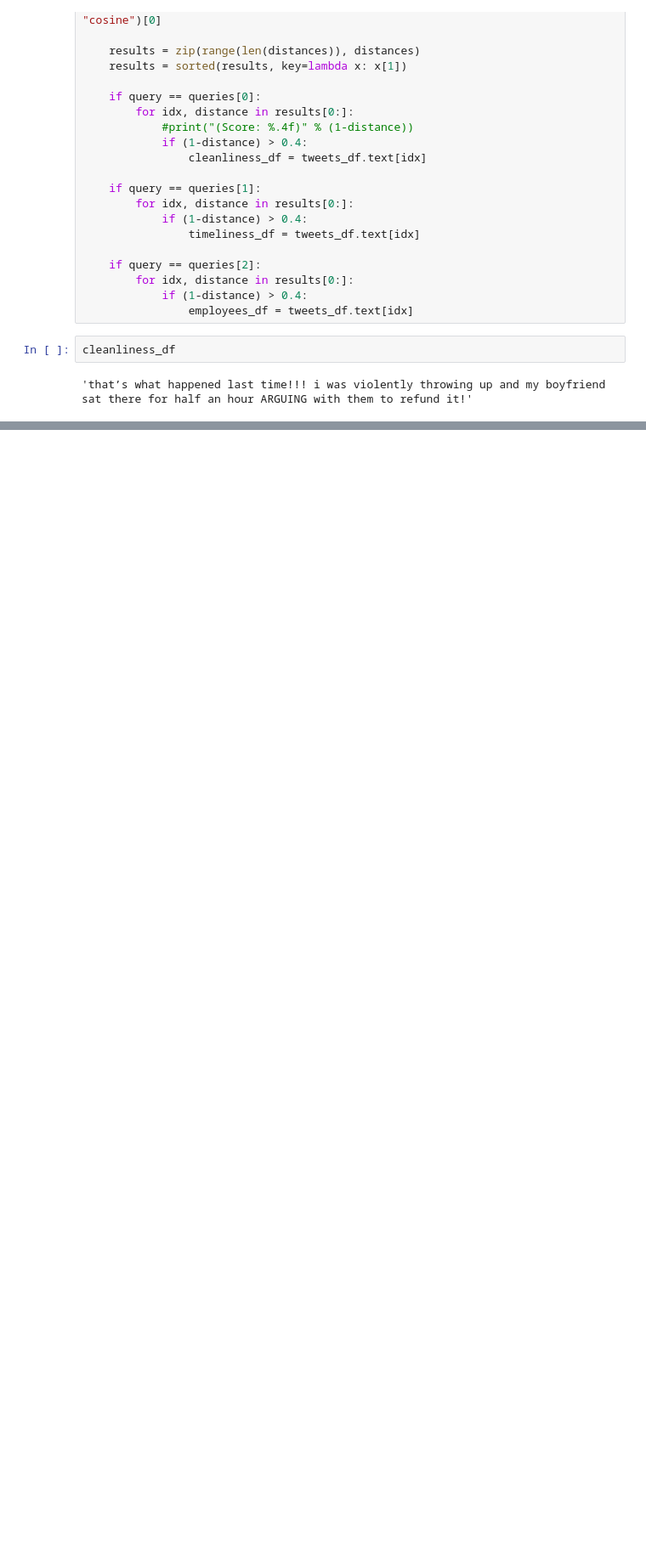
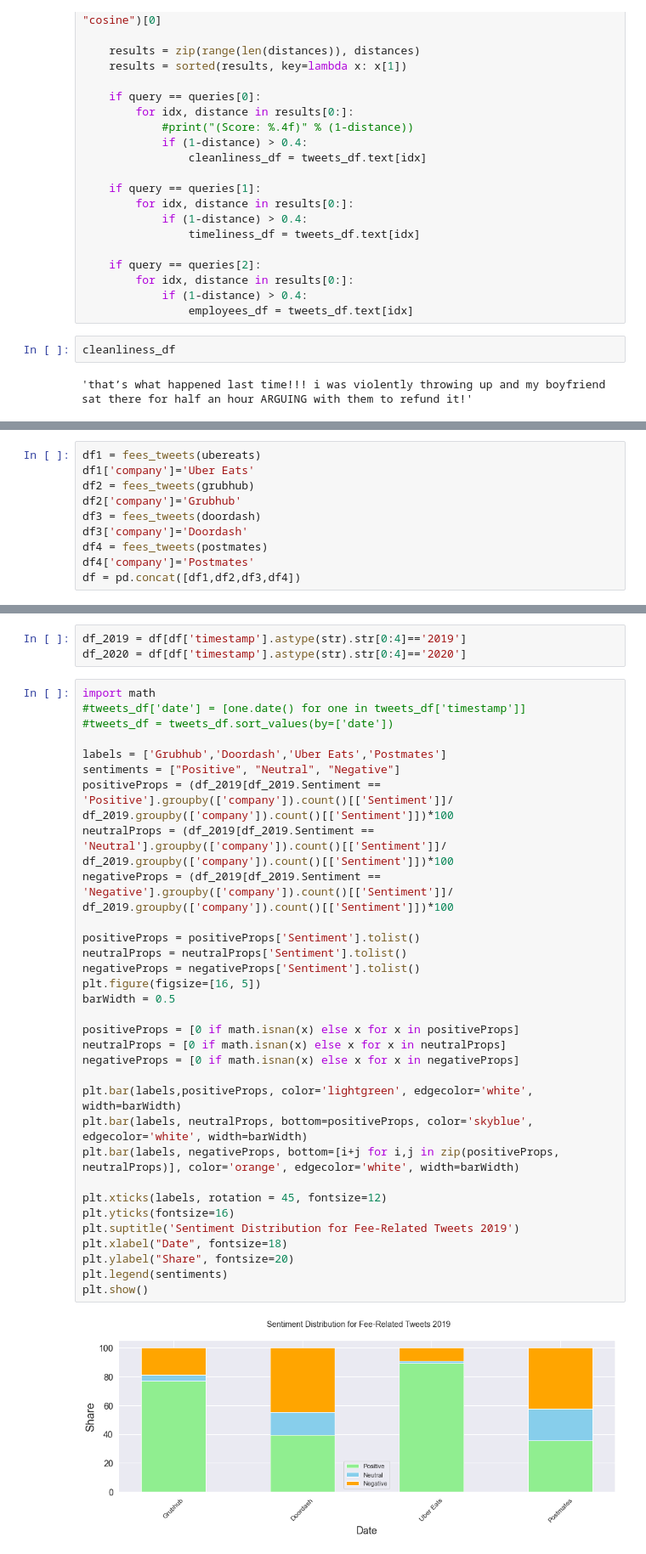
Before and after one commit to 161siegels/Project4Busi488, a Jupyter notebook: Team Assign 4.ipynb, the cells around one changed output, grey strips where cells are left out. Shown: that part at 85% size. Cells and saved outputs as stored; diff of their text form; blank space fills up the shorter version.

```diff
--- a/Team Assign 4.ipynb
+++ b/Team Assign 4.ipynb
@@ -677,0 +792,10 @@ cleanliness_df
+# %%
+df1 = fees_tweets(ubereats)
+df1['company']='Uber Eats'
+df2 = fees_tweets(grubhub)
+df2['company']='Grubhub'
+df3 = fees_tweets(doordash)
+df3['company']='Doordash'
+df4 = fees_tweets(postmates)
+df4['company']='Postmates'
+df = pd.concat([df1,df2,df3,df4])
@@ -677,0 +820,37 @@ cleanliness_df
+# %%
+df_2019 = df[df['timestamp'].astype(str).str[0:4]=='2019']
+df_2020 = df[df['timestamp'].astype(str).str[0:4]=='2020']
+# %%
+import math
+#tweets_df['date'] = [one.date() for one in tweets_df['timestamp']]
+#tweets_df = tweets_df.sort_values(by=['date'])
+
+labels = ['Grubhub','Doordash','Uber Eats','Postmates']
+sentiments = ["Positive", "Neutral", "Negative"]
+positiveProps = (df_2019[df_2019.Sentiment == 'Positive'].groupby(['company']).count()[['Sentiment']]/ df_2019.groupby(['company']).count()[['Sentiment']])*100
+neutralProps = (df_2019[df_2019.Sentiment == 'Neutral'].groupby(['company']).count()[['Sentiment']]/ df_2019.groupby(['company']).count()[['Sentiment']])*100
+negativeProps = (df_2019[df_2019.Sentiment == 'Negative'].groupby(['company']).count()[['Sentiment']]/ df_2019.groupby(['company']).count()[['Sentiment']])*100
+
+positiveProps = positiveProps['Sentiment'].tolist()
+neutralProps = neutralProps['Sentiment'].tolist()
+negativeProps = negativeProps['Sentiment'].tolist()
+plt.figure(figsize=[16, 5])
+barWidth = 0.5
+
+positiveProps = [0 if math.isnan(x) else x for x in positiveProps]
+neutralProps = [0 if math.isnan(x) else x for x in neutralProps]
+negativeProps = [0 if math.isnan(x) else x for x in negativeProps]
+
+plt.bar(labels,positiveProps, color='lightgreen', edgecolor='white', width=barWidth)
+plt.bar(labels, neutralProps, bottom=positiveProps, color='skyblue', edgecolor='white', width=barWidth)
+plt.bar(labels, negativeProps, bottom=[i+j for i,j in zip(positiveProps, neutralProps)], color='orange', edgecolor='white', width=barWidth)
+
+plt.xticks(labels, rotation = 45, fontsize=12)
+plt.yticks(fontsize=16)
+plt.suptitle('Sentiment Distribution for Fee-Related Tweets 2019')
+plt.xlabel("Date", fontsize=18)
+plt.ylabel("Share", fontsize=20)
+plt.legend(sentiments)
+plt.show()
+# %% [output]
+[figure, added]
```
Also changed, not shown: parts of 12 cells of this notebook.
